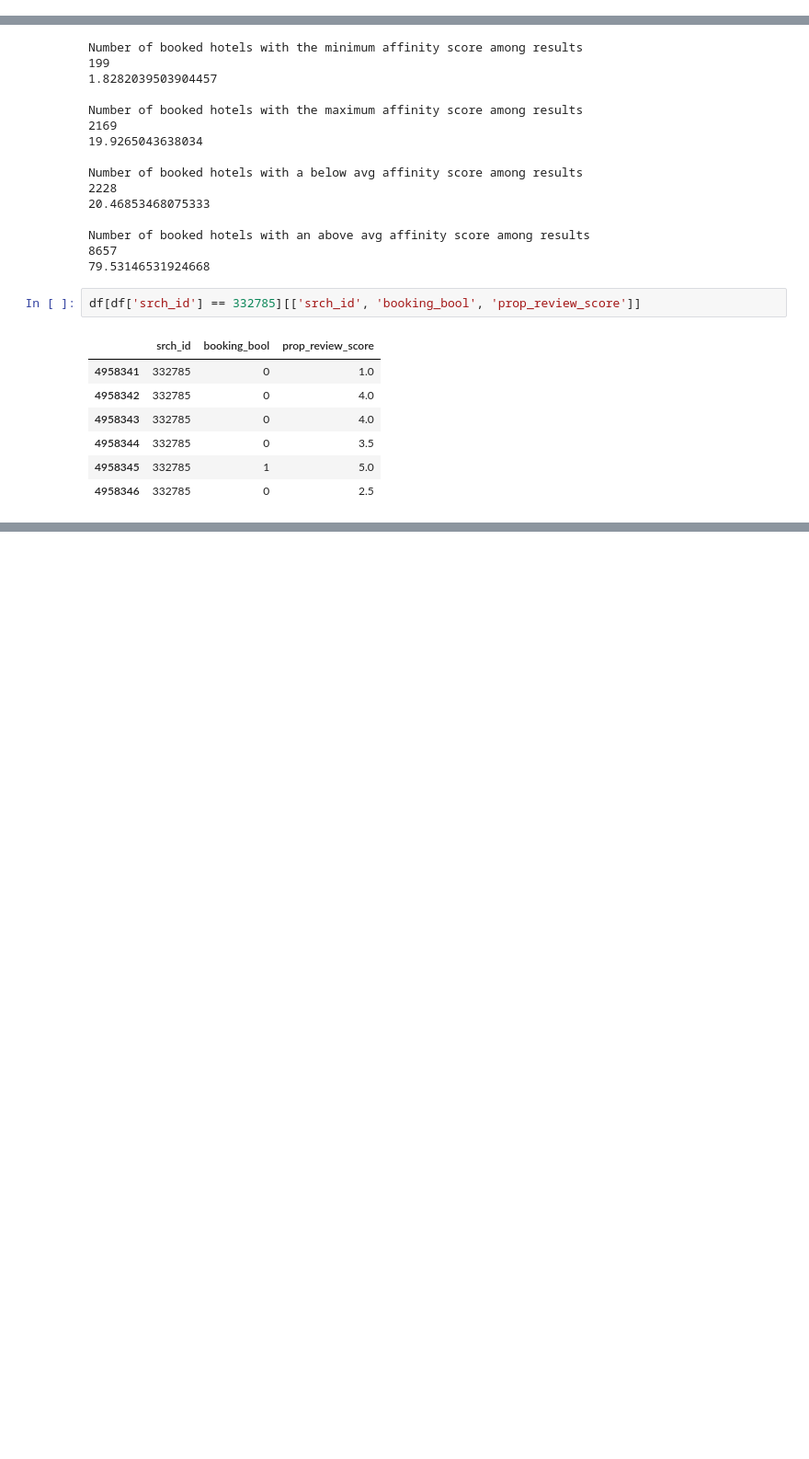
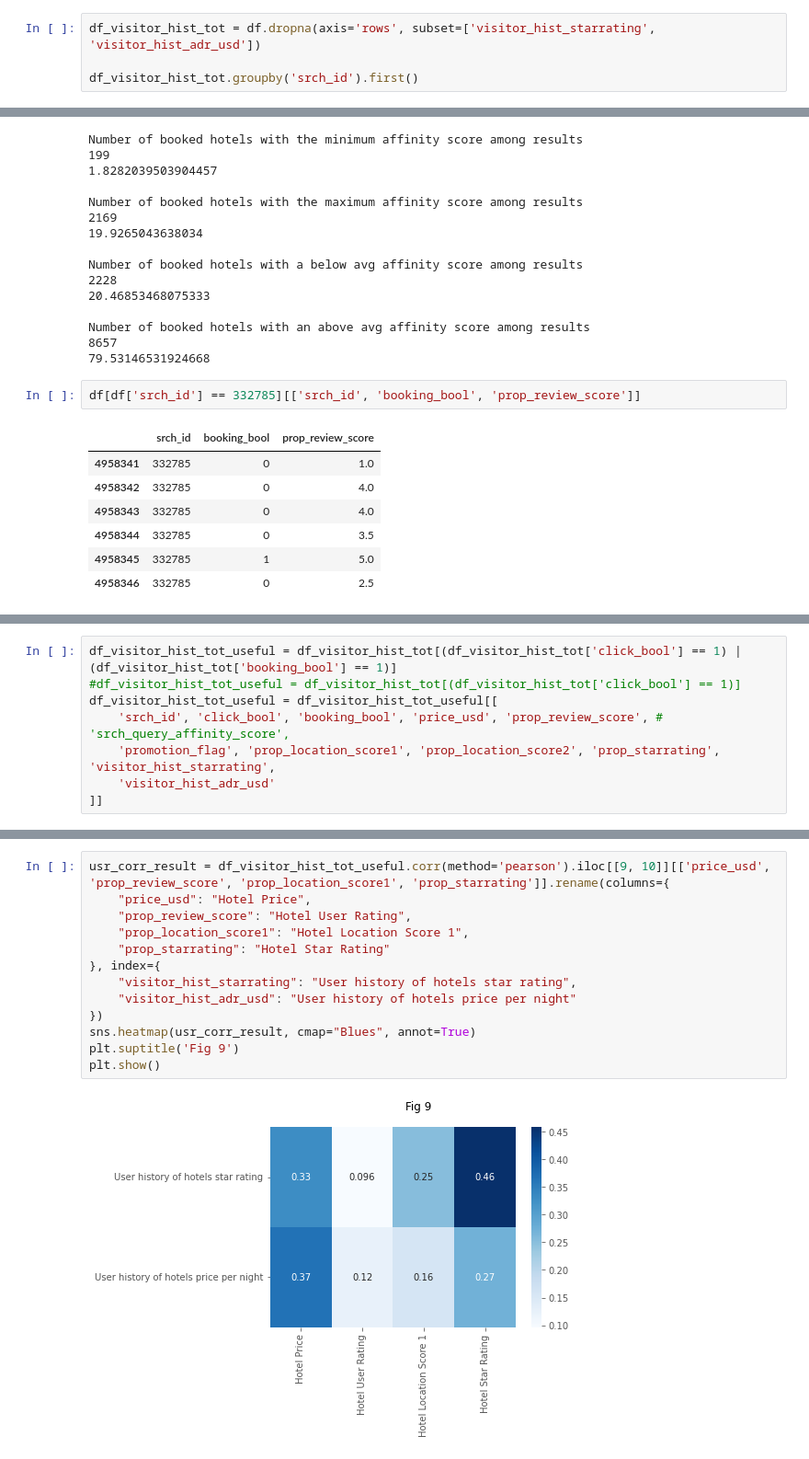
Before and after one commit to lkuffo/dm-kaggle, a Jupyter notebook: EDA 1.ipynb, the cells around one changed output, grey strips where cells are left out. Shown at 92% size. Drawn from its saved outputs; the diff is of its cells as text; blank space fills up the shorter version.

```diff
--- a/EDA 1.ipynb
+++ b/EDA 1.ipynb
@@ -19,0 +59,4 @@ df_booked = df[df['booking_bool'] == 1]
+# %%
+df_visitor_hist_tot = df.dropna(axis='rows', subset=['visitor_hist_starrating', 'visitor_hist_adr_usd'])
+
+df_visitor_hist_tot.groupby('srch_id').first()
@@ -765,0 +1087,8 @@ df[df['srch_id'] == 332785][['srch_id', 'booking_bool', 'prop_review_score']]
+# %%
+df_visitor_hist_tot_useful = df_visitor_hist_tot[(df_visitor_hist_tot['click_bool'] == 1) | (df_visitor_hist_tot['booking_bool'] == 1)]
+#df_visitor_hist_tot_useful = df_visitor_hist_tot[(df_visitor_hist_tot['click_bool'] == 1)]
+df_visitor_hist_tot_useful = df_visitor_hist_tot_useful[[
+    'srch_id', 'click_bool', 'booking_bool', 'price_usd', 'prop_review_score', # 'srch_query_affinity_score',
+    'promotion_flag', 'prop_location_score1', 'prop_location_score2', 'prop_starrating', 'visitor_hist_starrating',
+    'visitor_hist_adr_usd'
+]]
@@ -765,0 +1111,15 @@ df[df['srch_id'] == 332785][['srch_id', 'booking_bool', 'prop_review_score']]
+# %%
+usr_corr_result = df_visitor_hist_tot_useful.corr(method='pearson').iloc[[9, 10]][['price_usd', 'prop_review_score', 'prop_location_score1', 'prop_starrating']].rename(columns={
+    "price_usd": "Hotel Price",
+    "prop_review_score": "Hotel User Rating",
+    "prop_location_score1": "Hotel Location Score 1",
+    "prop_starrating": "Hotel Star Rating"
+}, index={
+    "visitor_hist_starrating": "User history of hotels star rating",
+    "visitor_hist_adr_usd": "User history of hotels price per night"
+})
+sns.heatmap(usr_corr_result, cmap="Blues", annot=True)
+plt.suptitle('Fig 9')
+plt.show()
+# %% [output]
+[figure, added]
```
Also changed, not shown: parts of 33 cells of this notebook.
